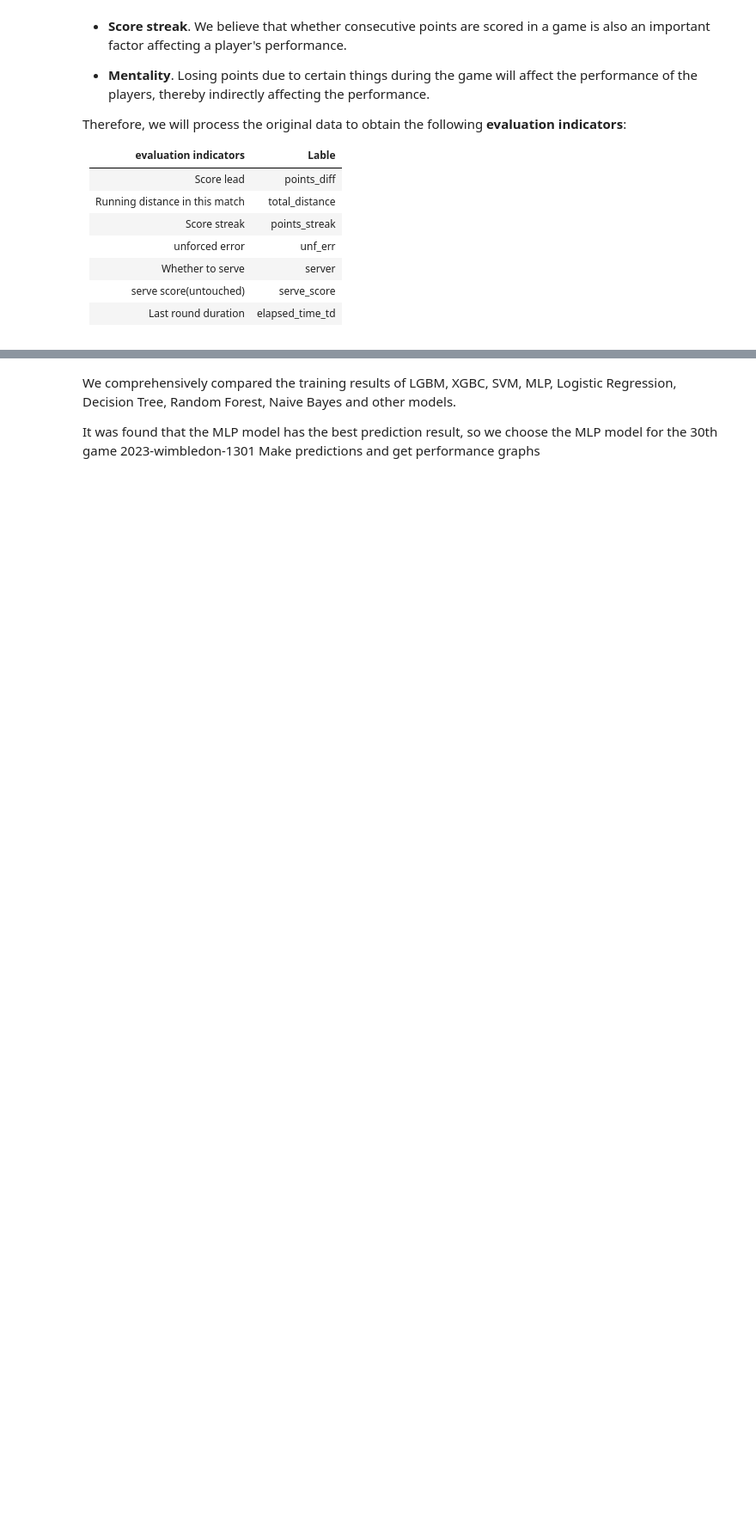
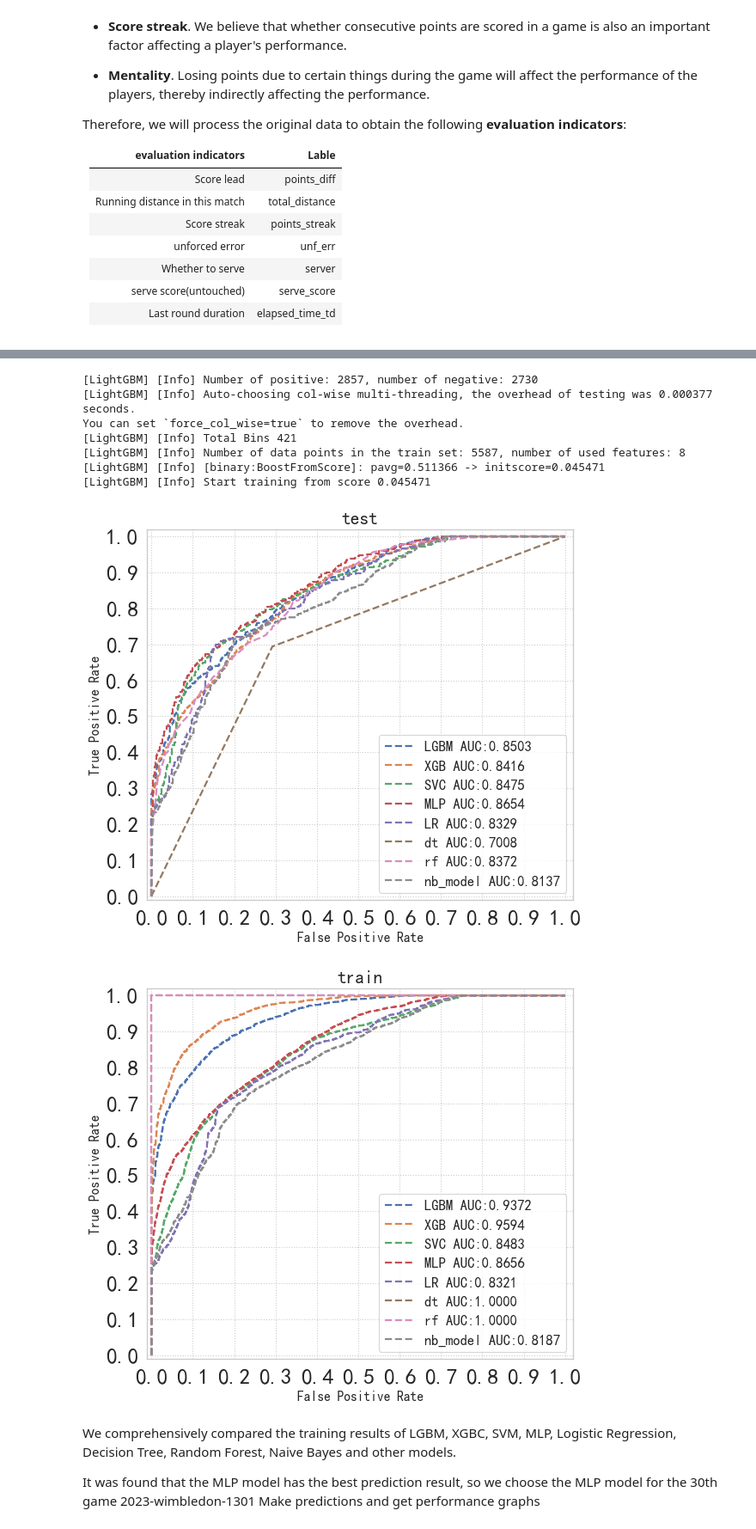
Before and after one commit to Jack-Huang02/MCM-C-Momentum-in-Tennis, a Jupyter notebook: tennis.ipynb, the cells around one changed output, grey strips where cells are left out. Shown: that part at 86% size. Saved outputs shown, nothing was run; the diff lists cells and outputs as text; code cells hidden in the pictures; blank space fills up the shorter version.

```diff
--- a/tennis.ipynb
+++ b/tennis.ipynb
@@ -53,8 +79,8 @@ dataset.to_excel('tar_data.xlsx',index=False)
 # %%
 import warnings
 warnings.filterwarnings("ignore")
-
-def function(model):
+# 定义了evaluate函数，该函数用于评估模型在5重交叉验证下的性能，并返回5个评估指标的平均值
+def evaluate(model):
     auc = round(cross_val_score(model,dataset[columns].values,dataset['p1_label'].values, cv=5,scoring='roc_auc').mean(),2)
     acc = round(cross_val_score(model,dataset[columns].values,dataset['p1_label'].values, cv=5,scoring='accuracy').mean(),2)
     recall = round(cross_val_score(model,dataset[columns].values,dataset['p1_label'].values, cv=5,scoring='recall').mean(),2)
@@ -63,13 +89,19 @@ def function(model):
     return acc,recall,precision,f1,auc
 
 model = LGBMClassifier(random_state=30,force_col_wise=True)
-print(f'LGBMClassifier acc,recall,precision,f1,auc :{function(model)}')
+print(f'LGBMClassifier acc,recall,precision,f1,auc :{evaluate(model)}')
 model = XGBClassifier(random_state=50)
-print(f'XGBClassifier acc,recall,precision,f1,auc :{function(model)}')
+print(f'XGBClassifier acc,recall,precision,f1,auc :{evaluate(model)}')
 model = SVC(random_state=50)
-print(f'SVC acc,recall,precision,f1,auc :{function(model)}')
-model = MLPClassifier(random_state=60)
-print(f'MLPClassifier acc,recall,precision,f1,auc :{function(model)}')
+print(f'SVC acc,recall,precision,f1,auc :{evaluate(model)}')
+model = MLPClassifier(random_state=5)
+print(f'MLPClassifier acc,recall,precision,f1,auc :{evaluate(model)}')
 model = LogisticRegression(random_state=50)
-print(f'LogisticRegression acc,recall,precision,f1,auc :{function(model)}')
+print(f'LogisticRegression acc,recall,precision,f1,auc :{evaluate(model)}')
+model = DecisionTreeClassifier(random_state=50)
+print(f'DecisionTreeClassifier acc,recall,precision,f1,auc :{evaluate(model)}')
+model = RandomForestClassifier(random_state=50)
+print(f'RandomForestClassifier acc,recall,precision,f1,auc :{evaluate(model)}')
+model = GaussianNB()
+print(f'GaussianNB acc,recall,precision,f1,auc :{evaluate(model)}')
 # %% [output]
@@ -94,11 +125,9 @@ KeyboardInterrupt:
 # %%
 import numpy as np
 from  sklearn import metrics
-from sklearn.tree import DecisionTreeClassifier
-from sklearn.ensemble import RandomForestClassifier
-from sklearn.naive_bayes import GaussianNB
 
-def f(model_list,name_list,types='train'):
+
+def draw(model_list,name_list,types='train'):
     plt.figure(figsize=(8, 7), dpi=80, facecolor='w')    # dpi:每英寸长度的像素点数；facecolor 背景颜色
     plt.xlim((-0.01, 1.02))  # x,y 轴刻度的范围
     plt.ylim((-0.01, 1.02))
@@ -110,49 +139,59 @@ def f(model_list,name_list,types='train'):
             ytest_prob = model.predict_proba(xvalid)[:,1]
             fpr, tpr, _ = metrics.roc_curve(yvalid, ytest_prob)
             auc = metrics.auc(fpr, tpr)
-            plt.plot(fpr, tpr, '-', lw=2, label=f'{name} AUC:%.4f' % auc)  # 绘制AUC 曲线
+            plt.plot(fpr, tpr, '--', lw=2, label=f'{name} AUC:%.4f' % auc)  # 绘制AUC 曲线
     else:
         for model,name in zip(model_list,name_list):
             ytest_prob = model.predict_proba(xtrain)[:,1]
             fpr, tpr, _ = metrics.roc_curve(ytrain, ytest_prob)
             auc = metrics.auc(fpr, tpr)
-            plt.plot(fpr, tpr, '-', lw=2, label=f'{name} AUC:%.4f' % auc)  # 绘制AUC 曲线
+            plt.plot(fpr, tpr, '--', lw=2, label=f'{name} AUC:%.4f' % auc)  # 绘制AUC 曲线
     plt.legend(loc='lower right',fontsize=15)    # 设置显示标签的位置
     plt.xlabel('False Positive Rate', fontsize=14)   #绘制x,y 坐标轴对应的标签
     plt.ylabel('True Positive Rate', fontsize=14)
     plt.tick_params(labelsize=23)
 
     plt.grid(True, ls=':')  # 绘制网格作为底板;b是否显示网格线；ls表示line style
     plt.savefig(f'results\\roc_auc({types}).png',dpi=500)
     plt.title(types)
     plt.show()
 
-
+# 划分训练集和测试集，训练集(5587row)：测试集(1397)=8：2
 xtrain, xvalid, ytrain, yvalid = train_test_split(dataset[columns].values,dataset['p1_label'].values,random_state=620,test_size=0.2)
 
 model1 = LGBMClassifier(random_state=30)
 model2 = XGBClassifier(random_state=50)
 model3 = SVC(probability=True,random_state=50)
-model4 = MLPClassifier(random_state=60)
+model4 = MLPClassifier(random_state=5)
 model5 = LogisticRegression(random_state=50)
 dt_model = DecisionTreeClassifier(random_state=50)
-rf_model = RandomForestClassifier(random_state=50)
+rf_model = RandomForestClassifier(random_state=40)
 nb_model = GaussianNB()
 
 
 # 随机森林
 
 model1.fit(xtrain,ytrain)
 model2.fit(xtrain,ytrain)
 model3.fit(xtrain,ytrain)
 model4.fit(xtrain,ytrain)
 model5.fit(xtrain,ytrain)
 dt_model.fit(xtrain, ytrain)
 rf_model.fit(xtrain, ytrain)
 nb_model.fit(xtrain, ytrain)
 
-f([model1,model2,model3,model4,model5, dt_model, rf_model, nb_model],['LGBM','XGB','SVC','MLP','LR', 'dt', 'rf', 'nb_model'],'test')
-f([model1,model2,model3,model4,model5, dt_model, rf_model, nb_model],['LGBM','XGB','SVC','MLP','LR', 'dt', 'rf', 'nb_model'],'train')
+draw([model1,model2,model3,model4,model5, dt_model, rf_model, nb_model],['LGBM','XGB','SVC','MLP','LR', 'dt', 'rf', 'nb_model'],'test')
+draw([model1,model2,model3,model4,model5, dt_model, rf_model, nb_model],['LGBM','XGB','SVC','MLP','LR', 'dt', 'rf', 'nb_model'],'train')
+# %% [output]
+[LightGBM] [Info] Number of positive: 2857, number of negative: 2730
+[LightGBM] [Info] Auto-choosing col-wise multi-threading, the overhead of testing was 0.000377 seconds.
+You can set `force_col_wise=true` to remove the overhead.
+[LightGBM] [Info] Total Bins 421
+[LightGBM] [Info] Number of data points in the train set: 5587, number of used features: 8
+[LightGBM] [Info] [binary:BoostFromScore]: pavg=0.511366 -> initscore=0.045471
+[LightGBM] [Info] Start training from score 0.045471
+[figure, added]
+[figure, added]
 # %% [markdown]
 We comprehensively compared the training results of LGBM, XGBC, SVM, MLP, Logistic Regression, Decision Tree, Random Forest, Naive Bayes and other models.
 
```
Also changed, not shown: parts of 12 cells of this notebook, 5 other files.
